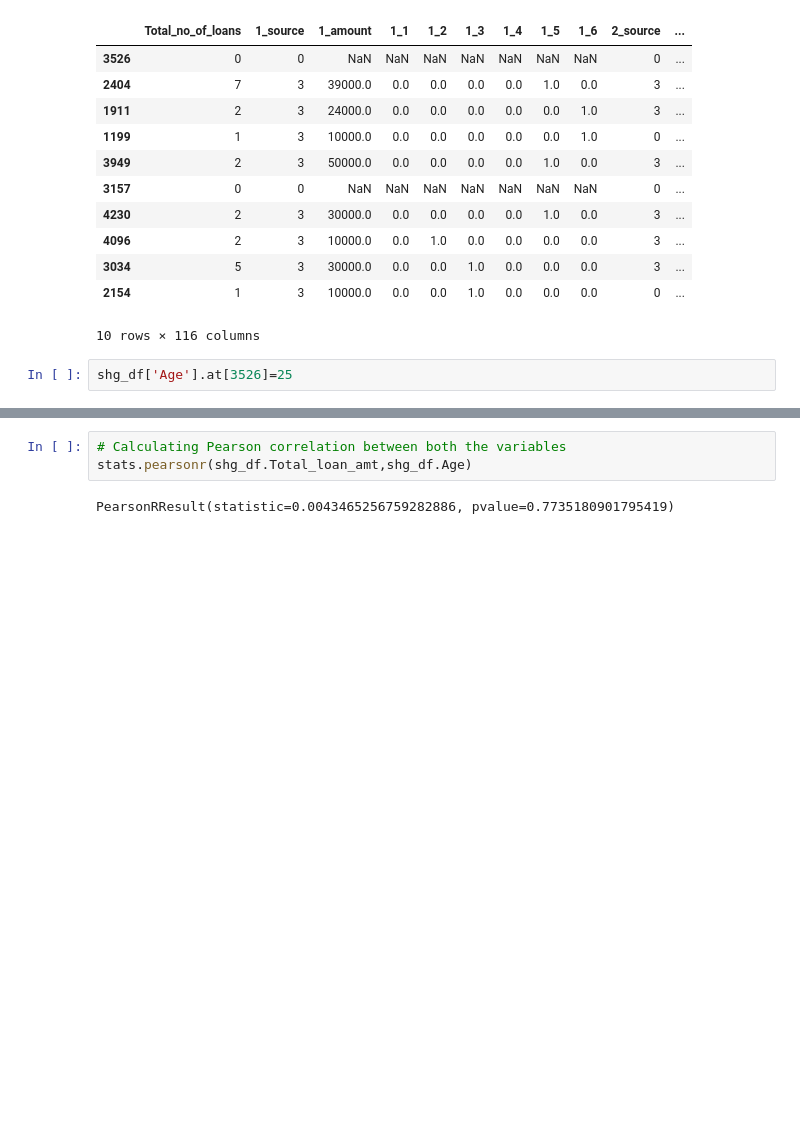
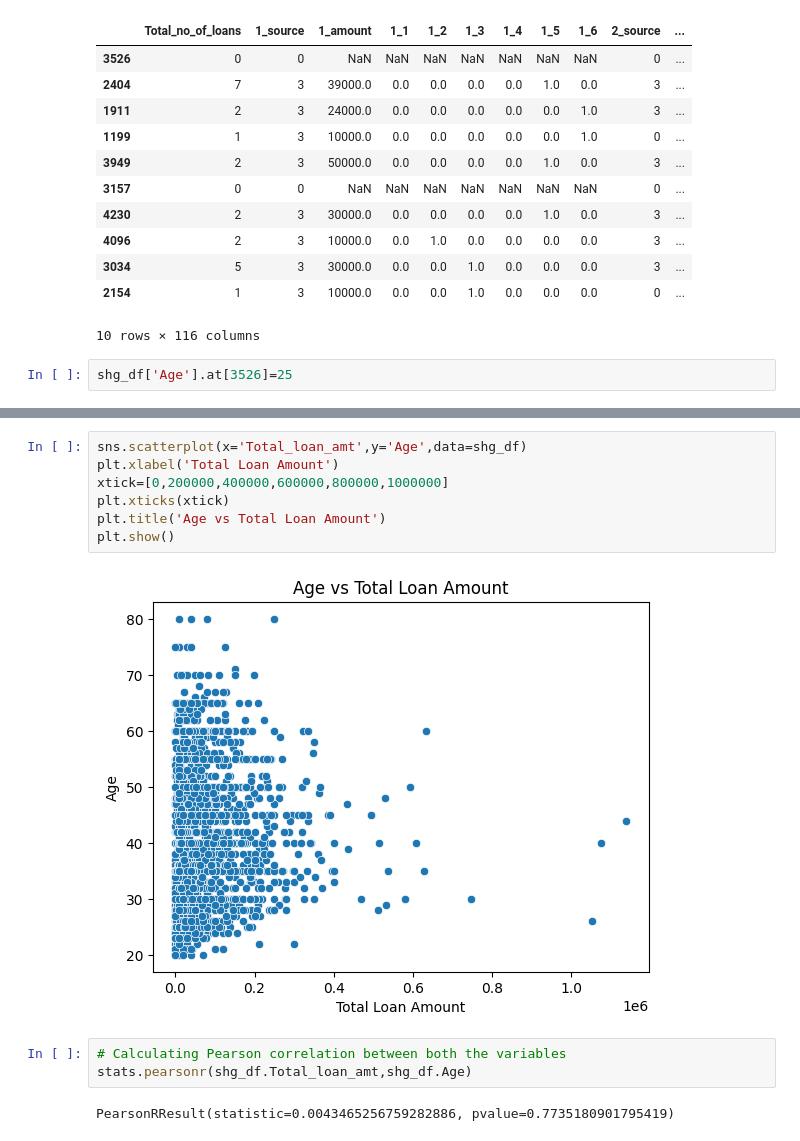
Before and after one commit to dharamdudi/DS, a Jupyter notebook: rgavp/shg_details statistical analysis.ipynb, the cells around one changed output, grey strips where cells are left out. Cells and saved outputs as stored; diff of their text form; blank space fills up the shorter version.

```diff
--- a/rgavp/shg_details statistical analysis.ipynb
+++ b/rgavp/shg_details statistical analysis.ipynb
@@ -184,3 +191,12 @@ sns.scatterplot(x='Total_loan_amt',y='Age',data=shg_df)
+# %%
+sns.scatterplot(x='Total_loan_amt',y='Age',data=shg_df)
+plt.xlabel('Total Loan Amount')
+xtick=[0,200000,400000,600000,800000,1000000]
+plt.xticks(xtick)
+plt.title('Age vs Total Loan Amount')
+plt.show()
+# %% [output]
+[figure, added]
 # %%
 # Calculating Pearson correlation between both the variables
 stats.pearsonr(shg_df.Total_loan_amt,shg_df.Age)
```
Also changed, not shown: parts of 23 cells of this notebook, 7 other files.
